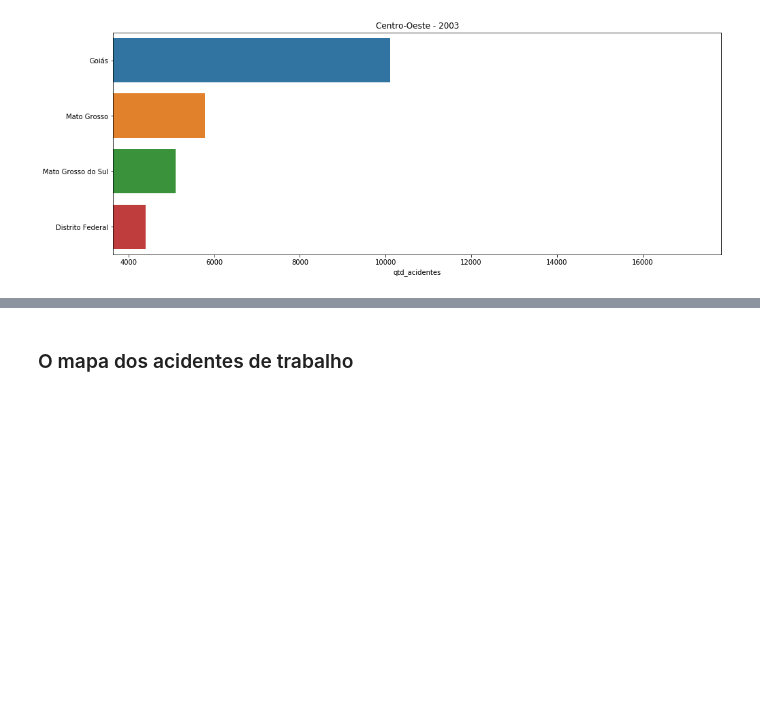
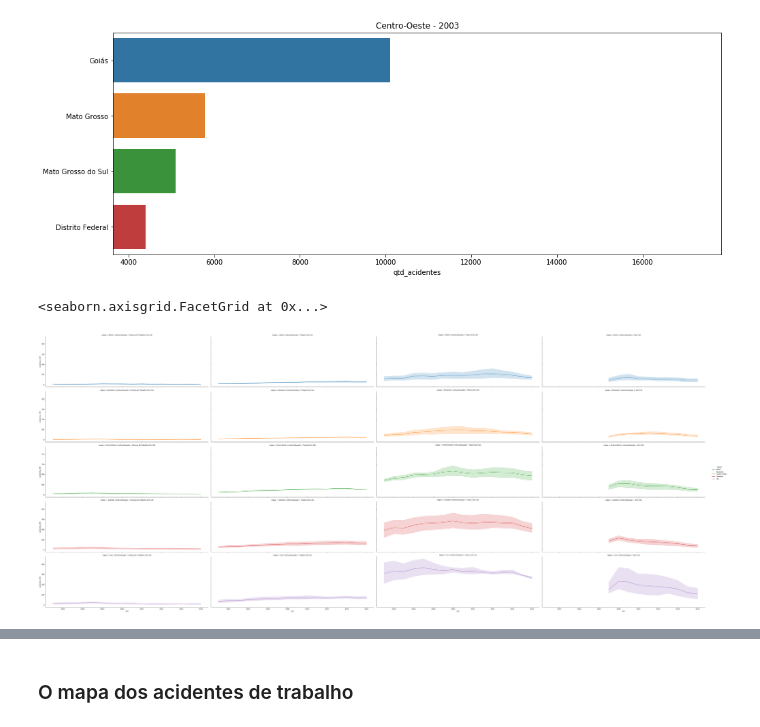
Before and after one commit to lorransr/CAT, a Jupyter notebook: Acidentes_de_Trabalho.ipynb, the cells around one changed output, grey strips where cells are left out. Drawn from its saved outputs; the diff is of its cells as text; code cells hidden in the pictures; blank space fills up the shorter version.

```diff
--- a/Acidentes_de_Trabalho.ipynb
+++ b/Acidentes_de_Trabalho.ipynb
@@ -451,3 +449,17 @@ p.set_xlim(min(agrupado_regiao.qtd_acidentes)
 p.set_title(regiao + " - "+str(ano));
 # %% [output]
 [figure]
+# %%
+
+g = sns.FacetGrid(df_uf,
+                  row = "regiao",
+                  col = "motivo/situação",
+                  height = 5,
+                  aspect = 3,
+                  sharey = True,
+                  hue = "regiao");
+g.map_dataframe(sns.lineplot,"ano","acidentes_100")
+g.add_legend()
+# %% [output]
+<seaborn.axisgrid.FacetGrid at 0x...>
+[figure, added]
```
Also changed, not shown: parts of 60 cells of this notebook.
